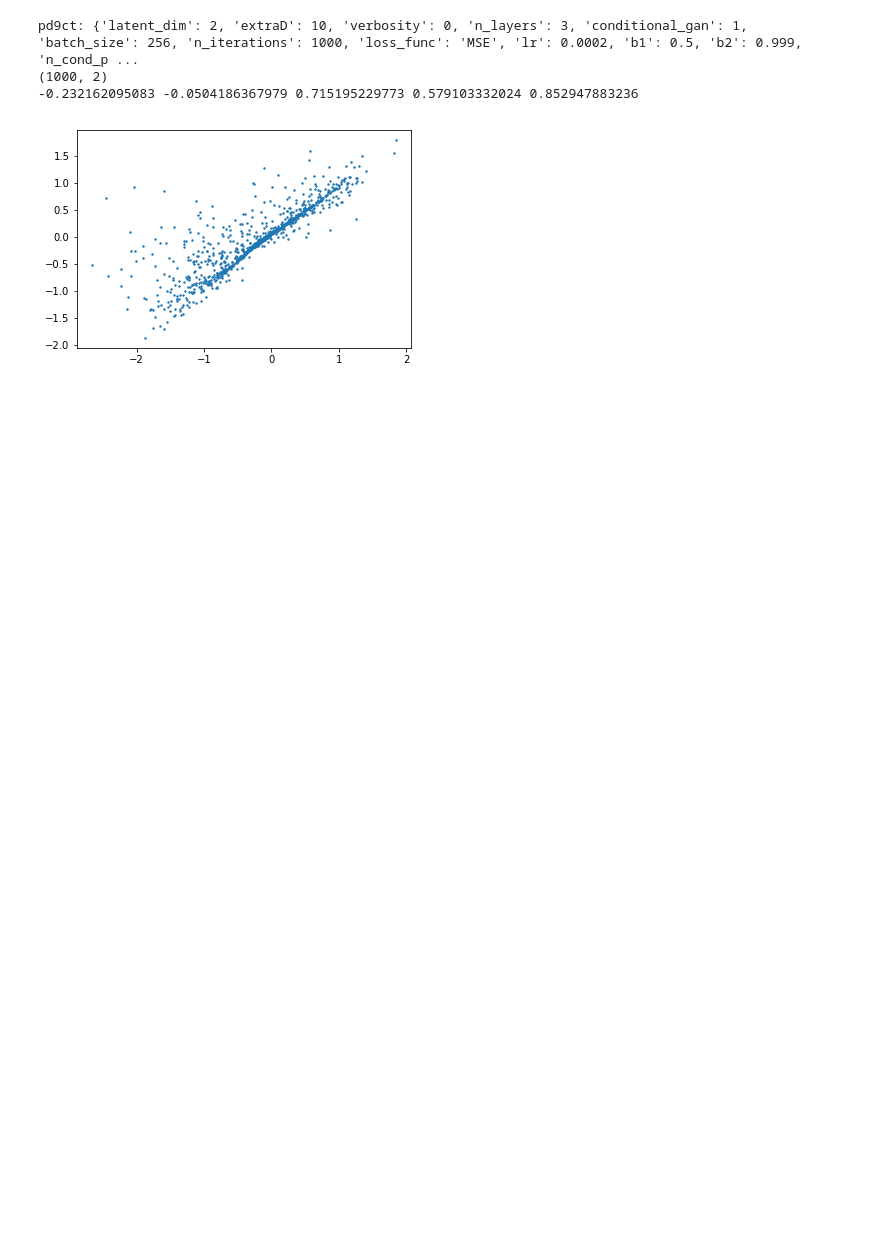
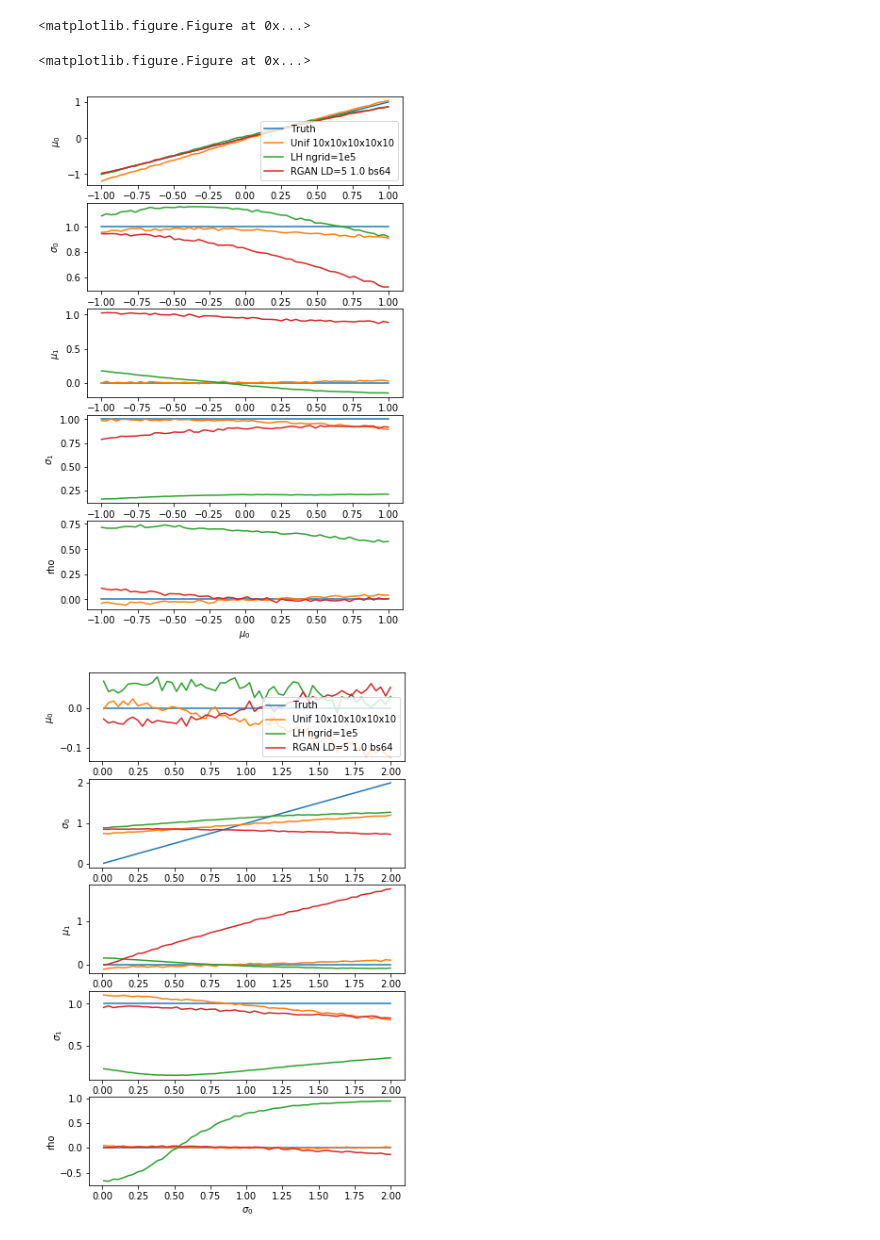
Before and after one commit to RichardFeder-zz/gan-work, a Jupyter notebook: gan_tests.ipynb, the cells around one changed output. Drawn from its saved outputs; the diff is of its cells as text; code cells hidden in the pictures; blank space fills up the shorter version.

```diff
--- a/gan_tests.ipynb
+++ b/gan_tests.ipynb
@@ -119,7 +107,7 @@ def restore_nn(filepath):
     # get config parameters from run and use to construct Perceptron object
     filen = open(filepath+'/params.txt','r')
     pdict = pickle.load(filen)
-    pdict['latent_dim'] = 2
+#     pdict['latent_dim'] = 2
     model = Perceptron([pdict['latent_dim']+pdict['n_cond_params']] + [pdict['n_hidden']] * pdict['n_layers'] + [pdict['n_out']])
     model.load_state_dict(torch.load(filepath+'/netG'))
     model.eval()
@@ -306,17 +278,0 @@ pd9ct: {'latent_dim': 2, 'extraD': 10, 'verbosity': 0, 'n_layers': 3, 'condition
-# %%
-cond_params = [0.0, 0.0, 0.5, 0.5, 0.9]
-nsamp = 1000
-netG, pdict = restore_nn(basedir + '20190123-231122')
-arr = generate_samples(netG, pdict, nsamp, cond_params=cond_params)
-print arr.shape
-
-
-print np.mean(arr[:,0]), np.mean(arr[:,1]), np.std(arr[:,0]), np.std(arr[:,1]), np.cov(arr[:,0], arr[:,1])[0,1]/(np.std(arr[:,0])*np.std(arr[:,1]))
-plt.figure()
-plt.scatter(arr[:,0], arr[:,1], s=2)
-plt.show()
-# %% [output]
-pd9ct: {'latent_dim': 2, 'extraD': 10, 'verbosity': 0, 'n_layers': 3, 'conditional_gan': 1, 'batch_size': 256, 'n_iterations': 1000, 'loss_func': 'MSE', 'lr': 0.0002, 'b1': 0.5, 'b2': 0.999, 'n_cond_p ...
-(1000, 2)
--0.232162095083 -0.0504186367979 0.715195229773 0.579103332024 0.852947883236
-[figure, removed]
@@ -322,0 +361,28 @@ pd9ct: {'latent_dim': 2, 'extraD': 10, 'verbosity': 0, 'n_layers': 3, 'condition
+# %%
+plt.figure()
+fig1.add_subplot(1,2,1)
+fig2.add_subplot(1,2,2)
+plt.show()
+# %% [output]
+<matplotlib.figure.Figure at 0x...>
+<matplotlib.figure.Figure at 0x...>
+# %%
+# timestr_list = ['20190126-114321', '20190126-114911', '20190126-124350']
+# label_list = ['1d LD=1 NH=32', '1d LD=1 NH=64', 'NH=32 gamma=0.5']
+
+# timestr_list = ['20190125-163106', '20190125-165642', '20190125-162524']
+# label_list = ['RGAN 2000 gam=0.5', 'RGAN LD=5 gam=1.0 bs=64', 'RGAN 2000']
+
+# timestr_list = ['20190126-135746', '20190126-135945', '20190126-140142', '20190126-140238']
+# label_list = ['LH ngrid=16', 'Unif 4 x 4', 'LH ngrid=64', 'Unif 8 x 8']
+
+# timestr_list = ['20190126-140901', '20190126-141142', '20190126-141703', '20190126-141807']
+# label_list = ['LH ngrid=1024', 'Unif 4x4x4x4x4', 'Unif 10x10x10x10x10', 'LH ngrid=1e5']
+
+timestr_list = ['20190126-142238', '20190126-141807', '20190125-165642']
+label_list = ['Unif 10x10x10x10x10', 'LH ngrid=1e5', 'RGAN LD=5 1.0 bs64']
+for x in xrange(5):
+    fig1 = compare_nns(timestr_list, label_list, idx=x, idx2s=[0, 1, 2, 3, 4], save=False, nsamp=10000)
+# %% [output]
+[figure, added]
+[figure, added]
```
Also changed, not shown: parts of 6 cells of this notebook, 2 other files.
